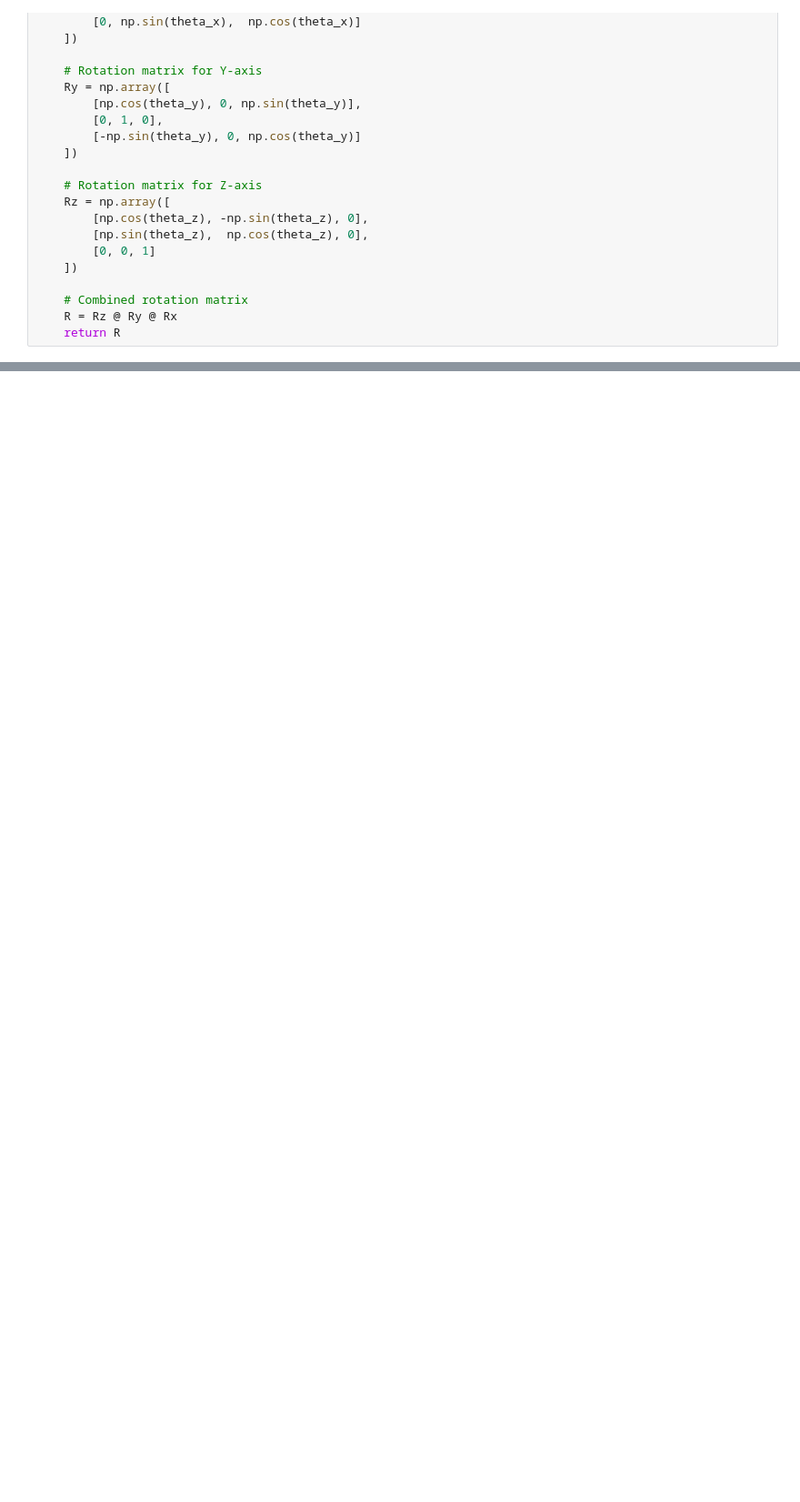
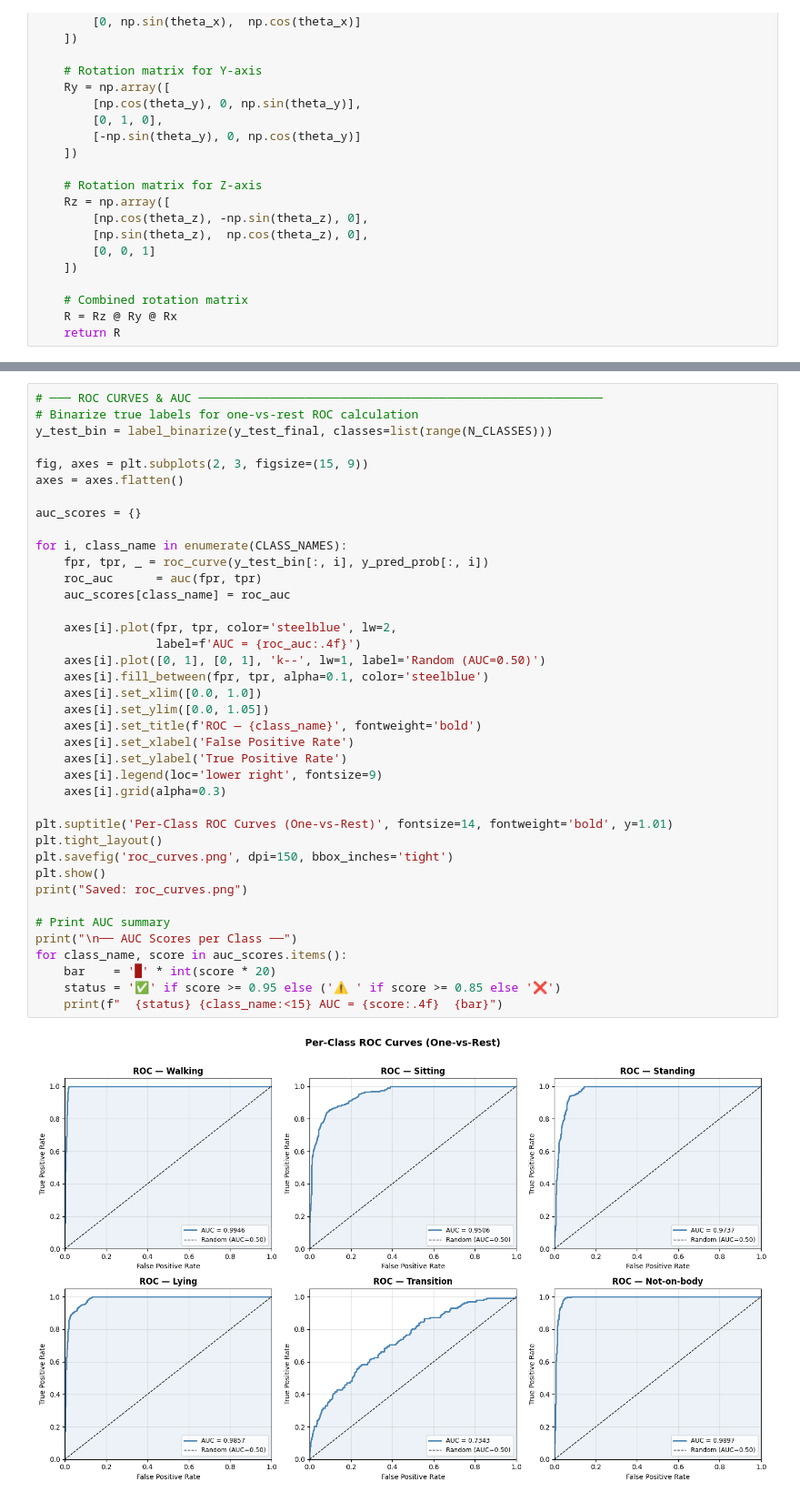
Before and after one commit to mohamedfahadlal/TinyML-HAR, a Jupyter notebook: notebooks/Model.ipynb, the cells around one changed output, grey strips where cells are left out. Shown at 91% size. Saved outputs shown, nothing was run; the diff lists cells and outputs as text; blank space fills up the shorter version.

```diff
--- a/notebooks/Model.ipynb
+++ b/notebooks/Model.ipynb
@@ -477,0 +1104,41 @@ F1-Score : 0.9043582795727916
+# %%
+# ─── ROC CURVES & AUC ─────────────────────────────────────────────────────────
+# Binarize true labels for one-vs-rest ROC calculation
+y_test_bin = label_binarize(y_test_final, classes=list(range(N_CLASSES)))
+
+fig, axes = plt.subplots(2, 3, figsize=(15, 9))
+axes = axes.flatten()
+
+auc_scores = {}
+
+for i, class_name in enumerate(CLASS_NAMES):
+    fpr, tpr, _ = roc_curve(y_test_bin[:, i], y_pred_prob[:, i])
+    roc_auc      = auc(fpr, tpr)
+    auc_scores[class_name] = roc_auc
+
+    axes[i].plot(fpr, tpr, color='steelblue', lw=2,
+                 label=f'AUC = {roc_auc:.4f}')
+    axes[i].plot([0, 1], [0, 1], 'k--', lw=1, label='Random (AUC=0.50)')
+    axes[i].fill_between(fpr, tpr, alpha=0.1, color='steelblue')
+    axes[i].set_xlim([0.0, 1.0])
+    axes[i].set_ylim([0.0, 1.05])
+    axes[i].set_title(f'ROC — {class_name}', fontweight='bold')
+    axes[i].set_xlabel('False Positive Rate')
+    axes[i].set_ylabel('True Positive Rate')
+    axes[i].legend(loc='lower right', fontsize=9)
+    axes[i].grid(alpha=0.3)
+
+plt.suptitle('Per-Class ROC Curves (One-vs-Rest)', fontsize=14, fontweight='bold', y=1.01)
+plt.tight_layout()
+plt.savefig('roc_curves.png', dpi=150, bbox_inches='tight')
+plt.show()
+print("Saved: roc_curves.png")
+
+# Print AUC summary
+print("\n── AUC Scores per Class ──")
+for class_name, score in auc_scores.items():
+    bar    = '█' * int(score * 20)
+    status = '✅' if score >= 0.95 else ('⚠️ ' if score >= 0.85 else '❌')
+    print(f"  {status} {class_name:<15} AUC = {score:.4f}  {bar}")
+# %% [output]
+[figure, added]
```
Also changed, not shown: parts of 62 cells of this notebook, 4 other files.
